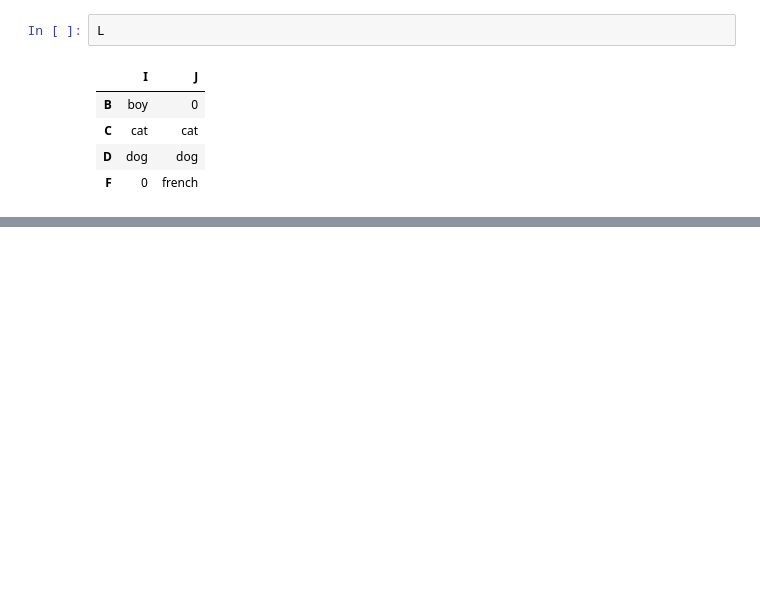
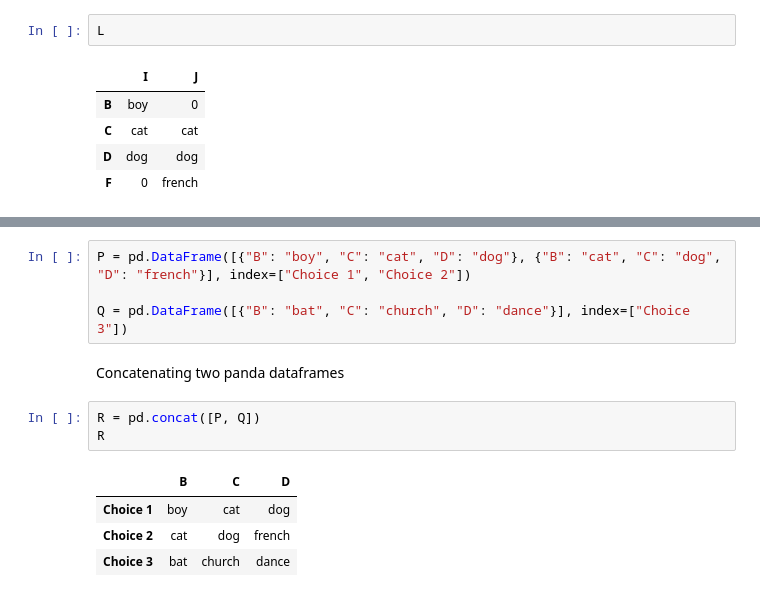
Before and after one commit to S-Core21/pyhton-tutorial, a Jupyter notebook: panda.ipynb, the cells around one changed output, grey strips where cells are left out. Cells and saved outputs as stored; diff of their text form; blank space fills up the shorter version.

```diff
--- a/panda.ipynb
+++ b/panda.ipynb
@@ -306,0 +344,14 @@ Explicit and Implicit index in panda
+# %%
+P = pd.DataFrame([{"B": "boy", "C": "cat", "D": "dog"}, {"B": "cat", "C": "dog", "D": "french"}], index=["Choice 1", "Choice 2"])
+
+Q = pd.DataFrame([{"B": "bat", "C": "church", "D": "dance"}], index=["Choice 3"])
+# %% [markdown]
+Concatenating two panda dataframes
+# %%
+R = pd.concat([P, Q])
+R
+# %% [output]
+|  | B | C | D |
+| Choice 1 | boy | cat | dog |
+| Choice 2 | cat | dog | french |
+| Choice 3 | bat | church | dance |
```
Also changed, not shown: parts of 23 cells of this notebook.
